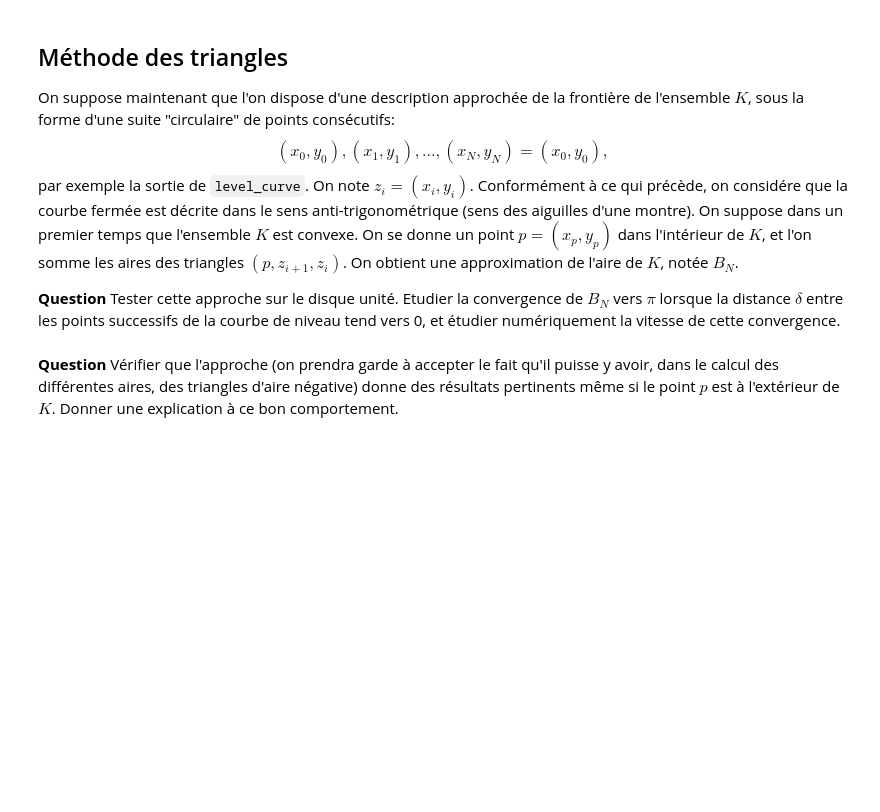
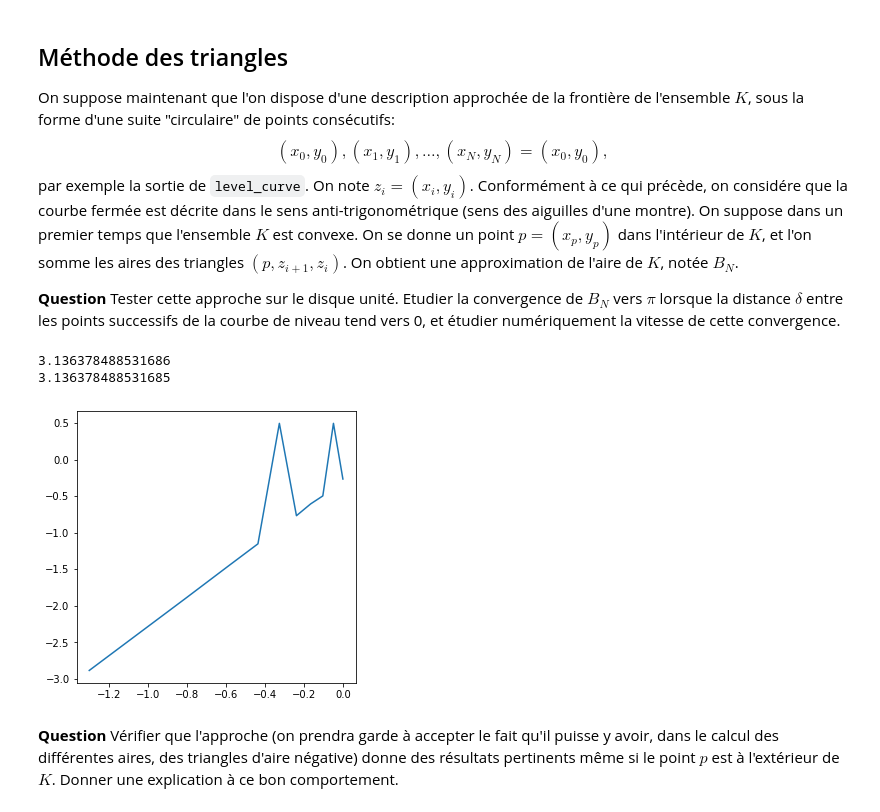
Before and after one commit to EliottBarbier/projet-maths, a Jupyter notebook: Projet numérique - Calcul différentiel.ipynb, the cells around one changed output. Cells and saved outputs as stored; diff of their text form; code cells hidden in the pictures; blank space fills up the shorter version.

Commit message:
Carré OK sauf la question de l'encadrement. Triangles OK, reste la dernière Q

```diff
--- a/Projet numérique - Calcul différentiel.ipynb
+++ b/Projet numérique - Calcul différentiel.ipynb
@@ -313,7 +313,7 @@ def level_curve2(f, x0, y0, delta=0.1, N=1000, eps=eps):
             sol1u= -(gradient[1]/gradient[0]) * sol1v
             normegrad= np.sqrt( gradient[0]**2 + gradient[1]**2)
             norme=np.sqrt(sol1u**2+sol1v**2)
-            if np.dot( grad_f( tab[0,k-2], tab[1,k-2]) , grad_f( tab[0,k-1], tab[1,k-1]) ) <0: #Si le gradient change d'un coup de signe du à un
+            if k >= 3 and np.dot( grad_f( tab[0,k-2], tab[1,k-2]) , grad_f( tab[0,k-1], tab[1,k-1]) ) <0: #Si le gradient change d'un coup de signe du à un
                 #noeud, on doit changer de sens dans lequel on tourne sinon on fait
                 sensgrad=-sensgrad
 
@@ -416,6 +424,36 @@ On se donne un point $p = (x_p,y_p)$ dans  l'intérieur de $K$, et l'on somme le
 On obtient une approximation de l'aire de $K$, notée $B_N$.
 
 **Question** Tester cette approche sur le disque unité. Etudier la convergence de $B_N$ vers $\pi$ lorsque la distance $\delta$ entre les points successifs de la courbe de niveau tend vers 0, et étudier numériquement la vitesse de cette convergence.
+# %%
+def area_triangle(niv,p):
+    nb=niv.shape[1]
+    Aire=0
+    for k in range(1,nb):
+
+        vecta=np.array([ niv[0,k]-p[0],niv[1,k]-p[1]])
+        vectb=np.array( [ niv[0,k-1]-p[0],niv[1,k-1]-p[1] ] )
+        Aire += np.cross(vecta,vectb)/2 #Dans ce sens pour que ça soit positif car lla courbe est décrite sens horaire
+    Aire= Aire +np.cross(np.array([ niv[0,0]-p[0],niv[1,0]-p[1]]),[ niv[0,-1]-p[0],niv[1,-1]-p[1] ] )/2
+
+    return(Aire)
+
+x0,y0=Newton(F,1.,1.)
+niv=level_curve2(cercle, x0,y0)
+p=np.array([0,0])
+print(area_triangle(niv,p))
+
+delta=np.linspace(0.05,1,10)
+y= np.array([ abs( area_triangle(level_curve2(cercle,x0,y0,delt), np.array([0,0]) ) -np.pi) for delt in delta ])
+plt.plot(np.log10(delta),np.log10(y));
+
+#Q2 : Et si p en dehors ?
+print(area_triangle(niv, np.array( [2,2])))
+#Ok ça marche, c'est du au fait qu'on utilise un produit vectoriel, qui fourni une aire signé selon que les deux vecteur ont
+#un angle positif ou négatif entre eux.
+# %% [output]
+3.136378488531686
+3.136378488531685
+[figure, added]
 # %% [markdown]
 **Question** Vérifier que l'approche (on prendra garde à accepter le fait qu'il puisse y avoir, dans le calcul des différentes aires,  des triangles d'aire négative) donne des résultats pertinents même si le point $p$ est  à l'extérieur de $K$. Donner une explication à ce bon comportement.
 # %% [markdown]
```
Also changed, not shown: parts of 3 cells of this notebook.
